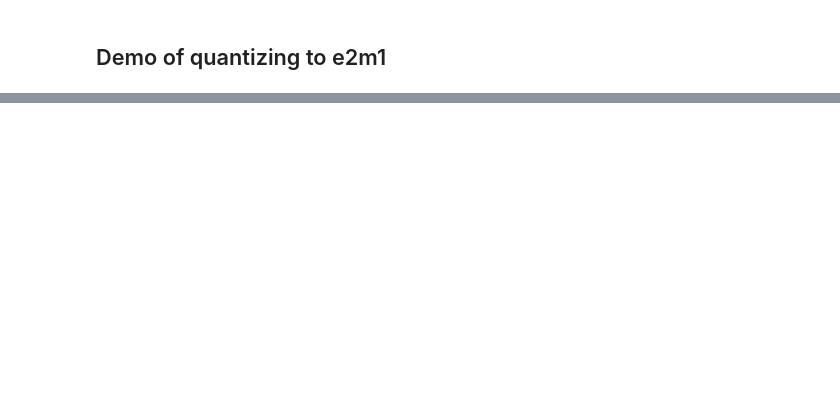
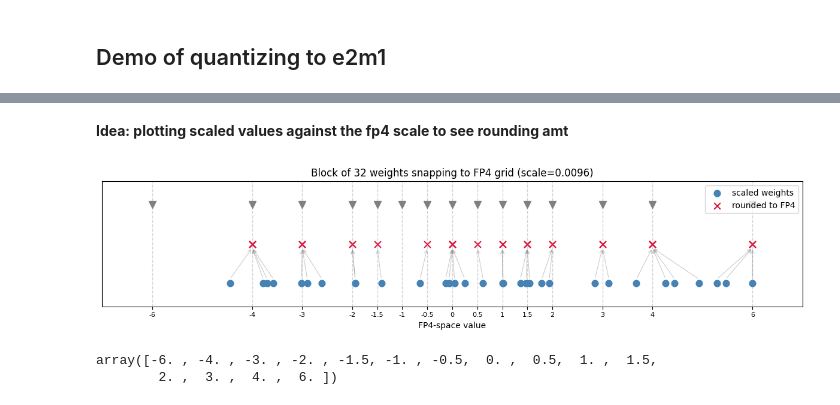
Before and after one commit to andrewscoding2018/standard-kernel-takehome, a Jupyter notebook: qwen-test.ipynb, the cells around one changed output, grey strips where cells are left out. Saved outputs shown, nothing was run; the diff lists cells and outputs as text; code cells hidden in the pictures; blank space fills up the shorter version.

```diff
--- a/qwen-test.ipynb
+++ b/qwen-test.ipynb
@@ -95,3 +161,55 @@ print(f"MSE={((block-dq)**2).mean():.6f}  relMSE={((block-dq)**2).mean()/(block*
+# %% [markdown]
+**Idea: plotting scaled values against the fp4 scale to see rounding amt**
+# %%
+import matplotlib.pyplot as plt
+import numpy as np
+
+block = W[0, :32].numpy()
+# block is (32, ) - original 32 raw float weights from our model
+q, s = quantize_block_absmax(block)
+scaled = block / s # so now scaled is between +6 and -6
+
+fig, ax = plt.subplots(figsize=(12, 3))
+
+# 1. draw the fp4 grid as verticle lines
+for level in fp4_levels:
+    ax.axvline(level, color='lightgray', linestyle='--', linewidth=1, zorder=1)
+
+# 2. Mark each FP4 level with a labeled tick on top
+for level in fp4_levels:
+    ax.plot(level, 1.0, marker='v', color='gray', markersize=8, zorder=2)
+
+# 3. Plot the scaled weights as dots on the number line
+ax.scatter(scaled, np.zeros_like(scaled),
+           color='steelblue', s=60, zorder=3, label='scaled weights')
+
+# 4. Plot where each one rounded to
+ax.scatter(q, np.full_like(q, 0.5),
+           color='crimson', s=60, marker='x', zorder=3, label='rounded to FP4')
+
+# 5. Draw arrows from original scaled value to its rounded level
+for orig, rounded in zip(scaled, q):
+    ax.annotate('', xy=(rounded, 0.45), xytext=(orig, 0.05),
+                arrowprops=dict(arrowstyle='->', color='gray', alpha=0.4, lw=0.8))
+
+ax.set_xlim(-7, 7)
+ax.set_ylim(-0.3, 1.3)
+ax.set_yticks([])
+ax.set_xticks(fp4_levels)
+ax.set_xticklabels([f'{v:g}' for v in fp4_levels], fontsize=8)
+ax.set_xlabel('FP4-space value')
+ax.set_title(f'Block of 32 weights snapping to FP4 grid (scale={s:.4f})')
+ax.legend(loc='upper right')
+ax.grid(False)
+plt.tight_layout()
+plt.show()
+# %% [output]
+[figure, added]
+# %%
+fp4_levels
+# %% [output]
+array([-6. , -4. , -3. , -2. , -1.5, -1. , -0.5,  0. ,  0.5,  1. ,  1.5,
+        2. ,  3. ,  4. ,  6. ])
 # %%
 def absmax_qdq(W_np, block_size, levels=fp4_levels, fp4_max=FP4_MAX):
     rows, K = W_np.shape
```
Also changed, not shown: parts of 10 cells of this notebook, 1 other file.
